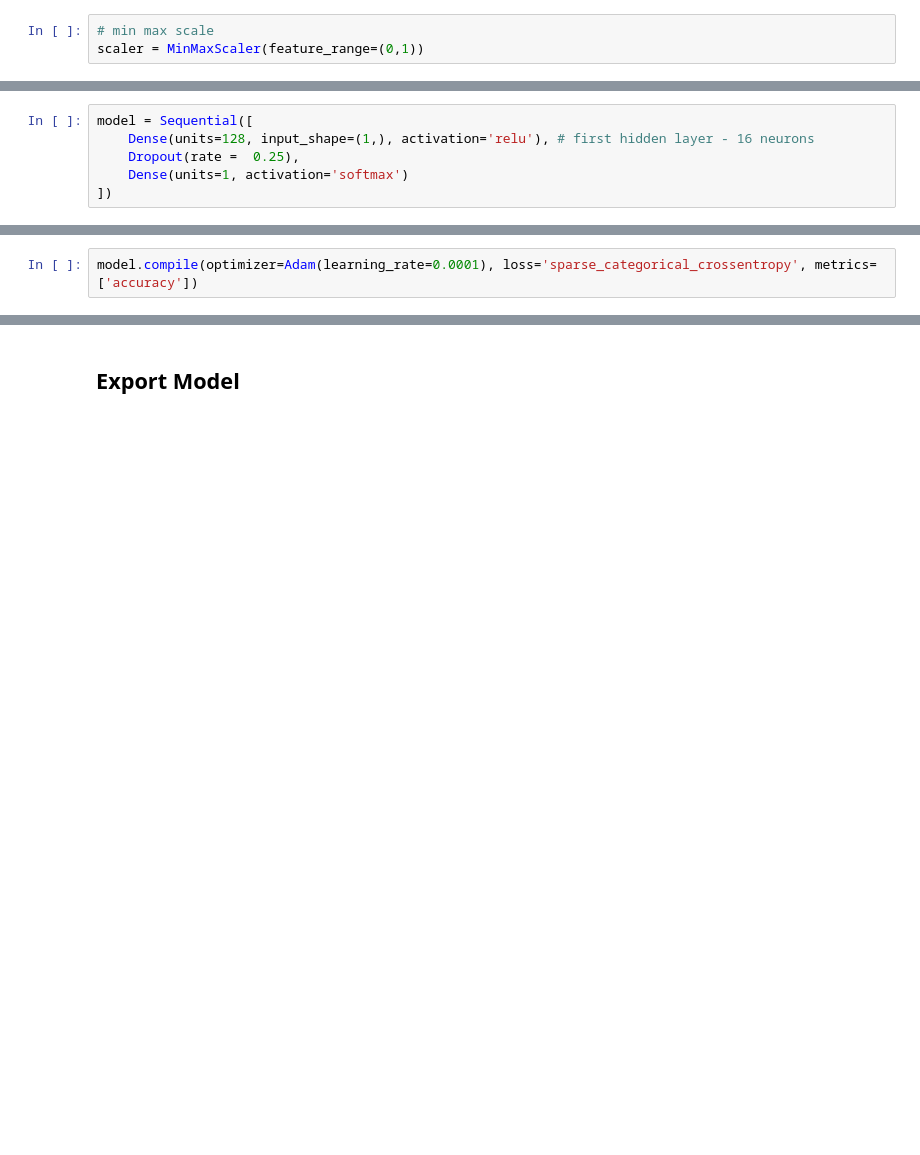
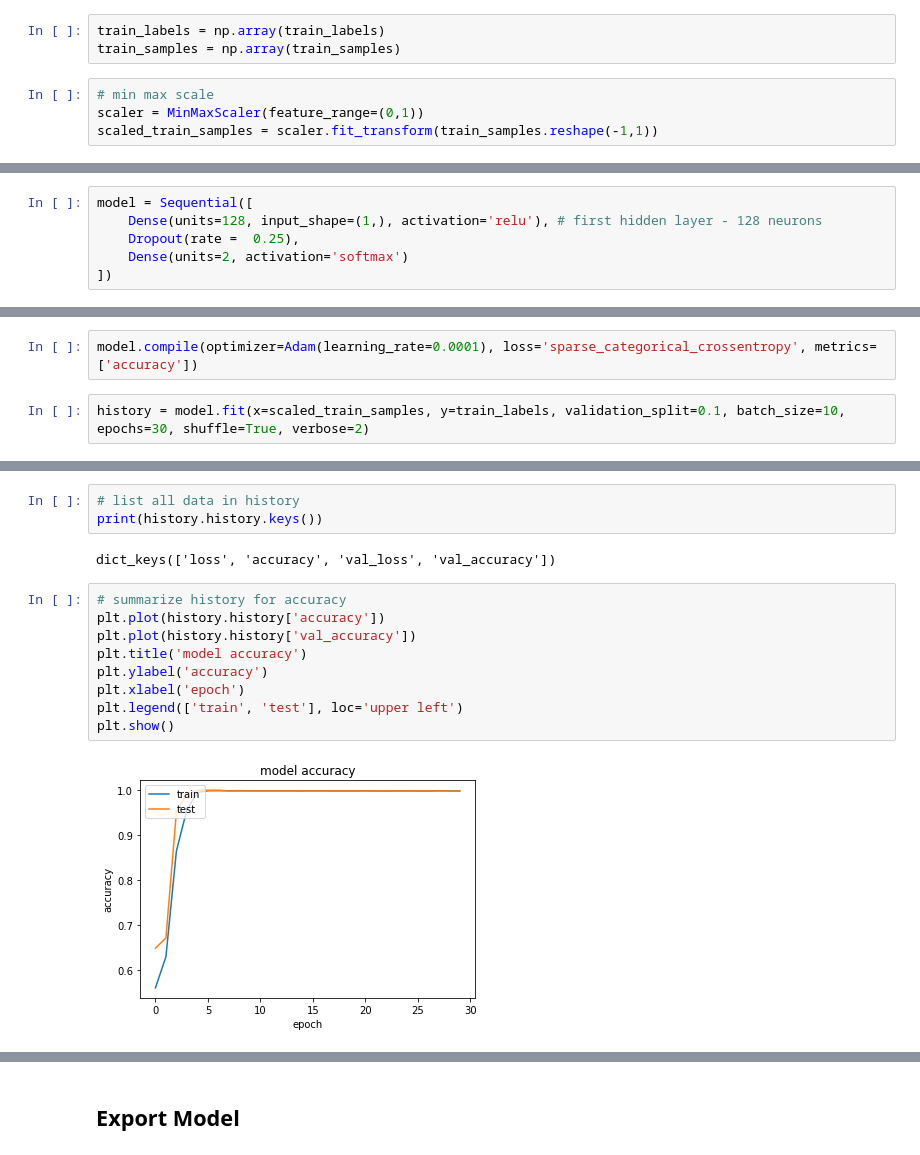
Before and after one commit to kavindaperera/nova-shield-proximity-classification, a Jupyter notebook: Sequential Model.ipynb, the cells around one changed output, grey strips where cells are left out. Drawn from its saved outputs; the diff is of its cells as text; blank space fills up the shorter version.

Commit message:
Update Sequential Model

```diff
--- a/Sequential Model.ipynb
+++ b/Sequential Model.ipynb
@@ -15,3 +16,7 @@ train_samples = []
+# %%
+train_labels = np.array(train_labels)
+train_samples = np.array(train_samples)
 # %%
 # min max scale
 scaler = MinMaxScaler(feature_range=(0,1))
+scaled_train_samples = scaler.fit_transform(train_samples.reshape(-1,1))
@@ -38,9 +57,9 @@ Avaialble:  0
 # ])
 # %%
 model = Sequential([
-    Dense(units=128, input_shape=(1,), activation='relu'), # first hidden layer - 16 neurons
+    Dense(units=128, input_shape=(1,), activation='relu'), # first hidden layer - 128 neurons
     Dropout(rate =  0.25),
-    Dense(units=1, activation='softmax')
+    Dense(units=2, activation='softmax')
 ])
 # %%
 model.summary()
@@ -65,3 +84,5 @@ visualkeras.layered_view(model)
 [figure]
 # %%
 model.compile(optimizer=Adam(learning_rate=0.0001), loss='sparse_categorical_crossentropy', metrics=['accuracy'])
+# %%
+history = model.fit(x=scaled_train_samples, y=train_labels, validation_split=0.1, batch_size=10, epochs=30, shuffle=True, verbose=2)
@@ -67,0 +107,16 @@ model.compile(optimizer=Adam(learning_rate=0.0001), loss='sparse_categorical_cro
+# %%
+# list all data in history
+print(history.history.keys())
+# %% [output]
+dict_keys(['loss', 'accuracy', 'val_loss', 'val_accuracy'])
+# %%
+# summarize history for accuracy
+plt.plot(history.history['accuracy'])
+plt.plot(history.history['val_accuracy'])
+plt.title('model accuracy')
+plt.ylabel('accuracy')
+plt.xlabel('epoch')
+plt.legend(['train', 'test'], loc='upper left')
+plt.show()
+# %% [output]
+[figure, added]
```
Also changed, not shown: parts of 10 cells of this notebook, 3 other files.
